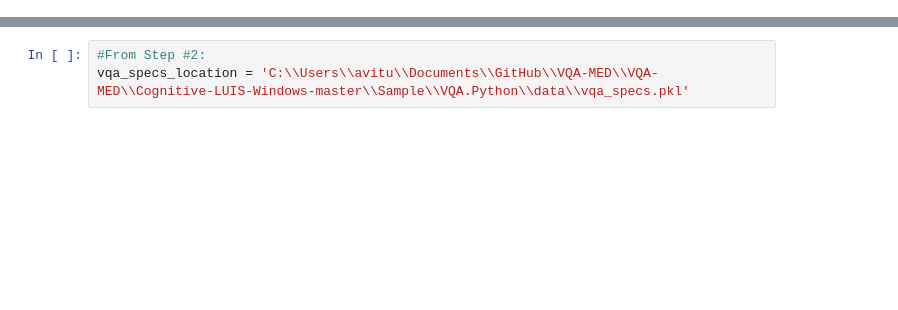
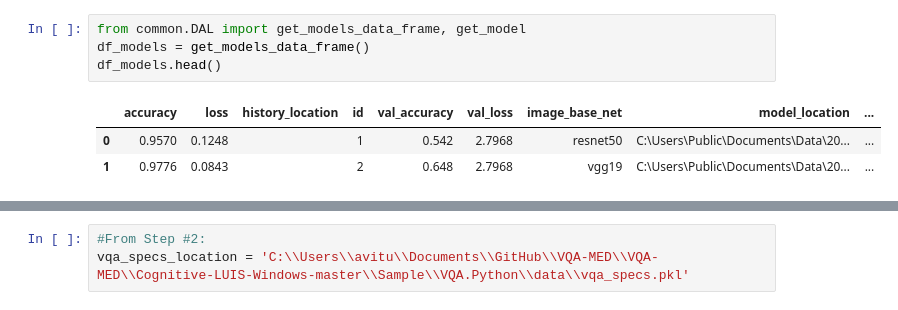
Before and after one commit to turner11/VQA-MED, a Jupyter notebook: VQA-MED/Cognitive-LUIS-Windows-master/Sample/VQA.Python/5_predicting.ipynb, the cells around one changed output, grey strips where cells are left out. Cells and saved outputs as stored; diff of their text form; blank space fills up the shorter version.

Commit message:
Succeeded training models both for VGG & resnet 50
Added also a DB for tracking models

```diff
--- a/VQA-MED/Cognitive-LUIS-Windows-master/Sample/VQA.Python/5_predicting.ipynb
+++ b/VQA-MED/Cognitive-LUIS-Windows-master/Sample/VQA.Python/5_predicting.ipynb
@@ -0,0 +1,8 @@
+# %%
+from common.DAL import get_models_data_frame, get_model
+df_models = get_models_data_frame()
+df_models.head()
+# %% [output]
+|  | accuracy | loss | history_location | id | val_accuracy | val_loss | image_base_net | model_location | ... |
+| 0 | 0.9570 | 0.1248 |  | 1 | 0.542 | 2.7968 | resnet50 | C:\Users\Public\Documents\Data\20... | ... |
+| 1 | 0.9776 | 0.0843 |  | 2 | 0.648 | 2.7968 | vgg19 | C:\Users\Public\Documents\Data\20... | ... |
```
Also changed, not shown: parts of 2 cells of this notebook, 11 other files.
